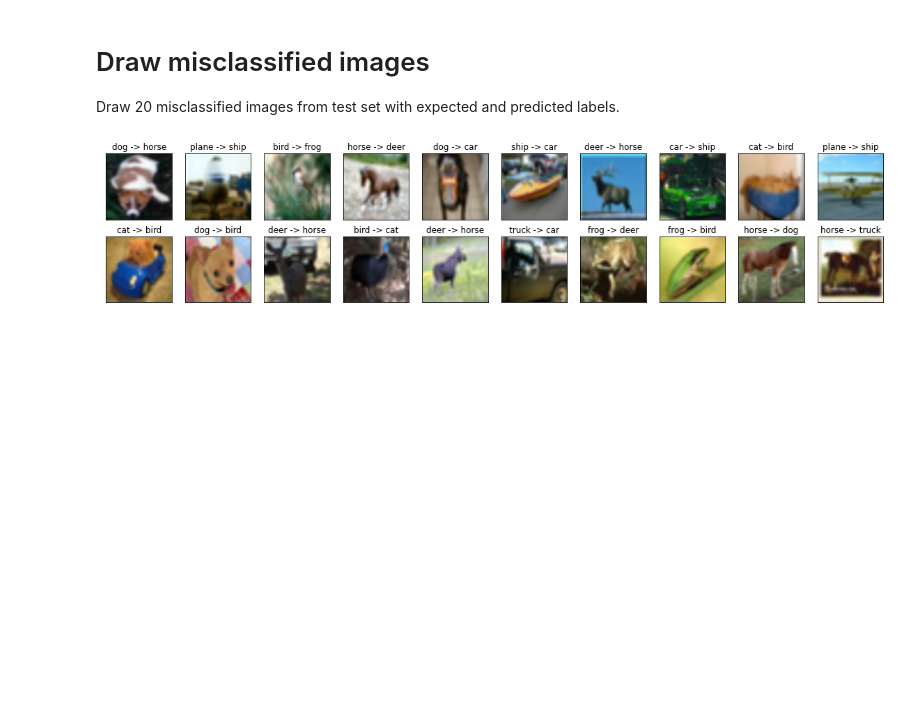
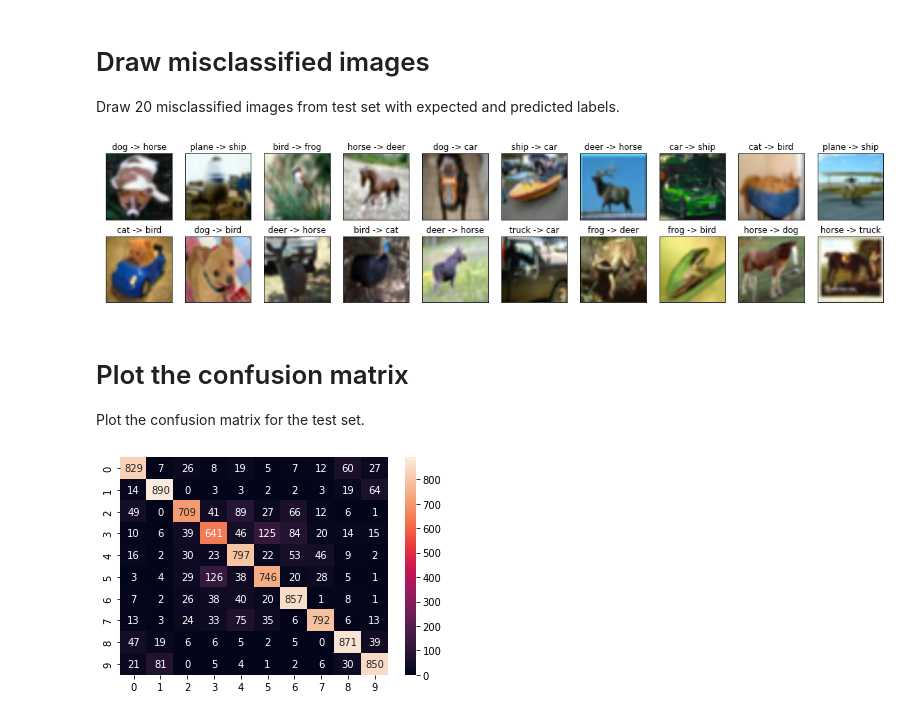
Before and after one commit to AIMed-Team/edu-content, a Jupyter notebook: notebooks/learning-tasks/solutions/3_transfer_learning/index.ipynb, the cells around one changed output. Cells and saved outputs as stored; diff of their text form; code cells hidden in the pictures; blank space fills up the shorter version.

Commit message:
Add confusion matrix to transfer learning (solution)

```diff
--- a/notebooks/learning-tasks/solutions/3_transfer_learning/index.ipynb
+++ b/notebooks/learning-tasks/solutions/3_transfer_learning/index.ipynb
@@ -282,6 +284,12 @@ class Trainer:
         cax.get_xaxis().set_visible(False)
         cax.get_yaxis().set_visible(False)
         cax.set_frame_on(False)
+
+    def plot_cm(self) -> None:
+        y_true = [label for _, label in self.__testloader.dataset]
+        y_pred = [int(label) for label in self.predict()]
+        cm = confusion_matrix(y_true, y_pred)
+        sns.heatmap(cm, annot=True, fmt='d')
 # %%
 B = 128
 EB = 256
@@ -364,3 +372,12 @@ Draw 20 misclassified images from test set with expected and predicted labels.
 trainer.draw_misclassified(20)
 # %% [output]
 [figure]
+# %% [markdown]
+# Plot the confusion matrix
+
+Plot the confusion matrix for the test set.
+# %%
+trainer.plot_cm()
+plt.show()
+# %% [output]
+[figure, added]
```
Also changed, not shown: parts of 2 cells of this notebook.
